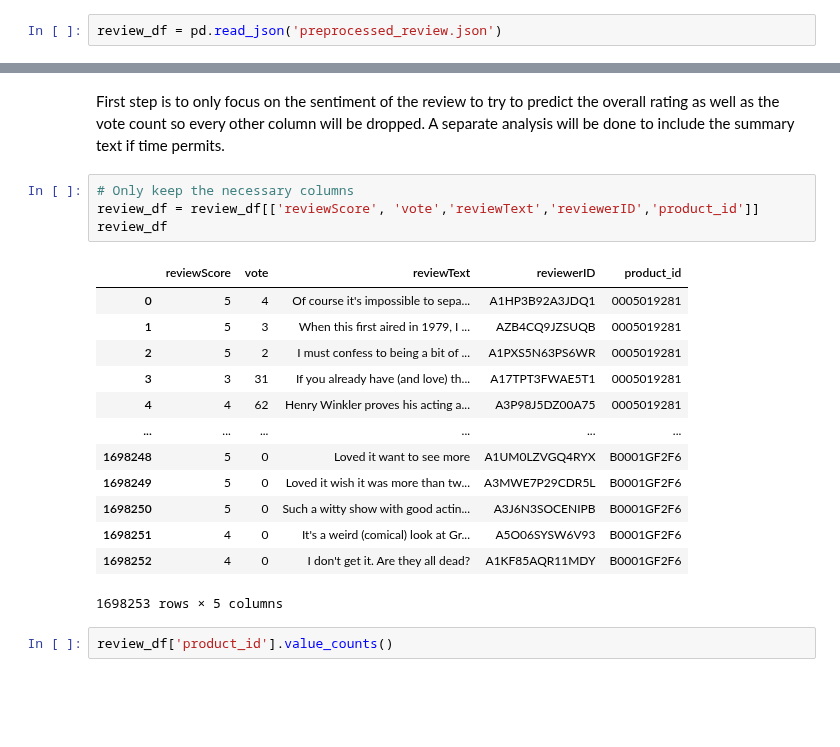
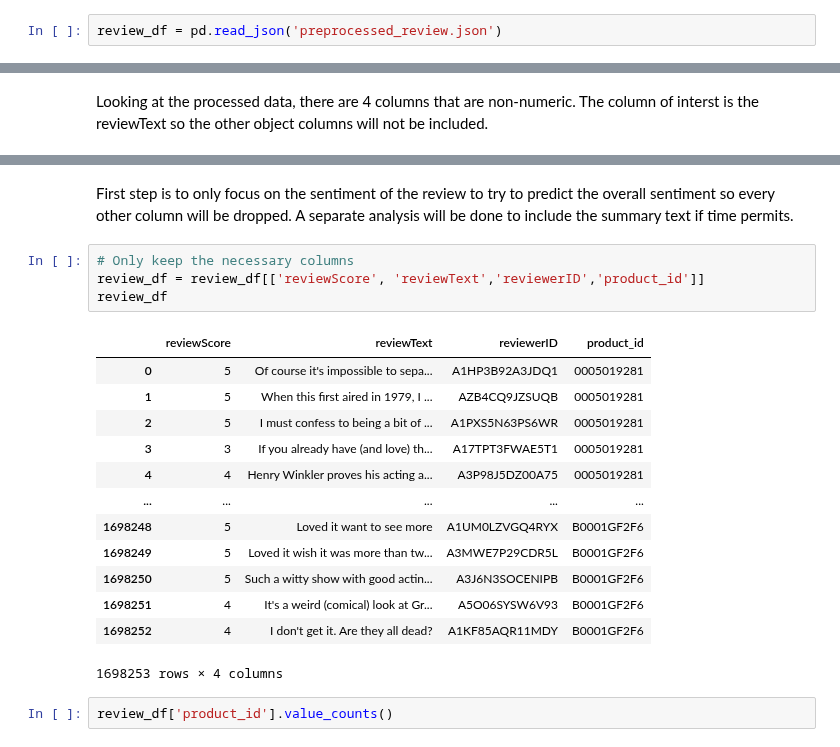
Before and after one commit to JTruong3/Amazon-Product-Recommender, a Jupyter notebook: 3_NLP_Analysis.ipynb, the cells around one changed output, grey strips where cells are left out. Saved outputs shown, nothing was run; the diff lists cells and outputs as text; blank space fills up the shorter version.

```diff
--- a/3_NLP_Analysis.ipynb
+++ b/3_NLP_Analysis.ipynb
@@ -80,6 +59,8 @@ Data columns (total 15 columns):
  14  style_VHS Tape      1698253 non-null  int64
 dtypes: int64(11), object(4)
 memory usage: 207.3+ MB
+# %% [markdown]
+Looking at the processed data, there are 4 columns that are non-numeric. The column of interst is the reviewText so the other object columns will not be included.
 # %%
 review_df.head()
 # %% [output]
@@ -90,25 +71,25 @@ review_df.head()
 | 3 | 3 | 0 | A17TPT3FWAE5T1 | 0005019281 | If you already have (and love) th... | An interesting contrast to more t... | 31 | 11 | 12 | ... |
 | 4 | 4 | 0 | A3P98J5DZ00A75 | 0005019281 | Henry Winkler proves his acting a... | grey | 62 | 19 | 10 | ... |
 # %% [markdown]
-First step is to only focus on the sentiment of the review to try to predict the overall rating as well as the vote count so every other column will be dropped. A separate analysis will be done to include the summary text if time permits.
+First step is to only focus on the sentiment of the review to try to predict the overall sentiment so every other column will be dropped. A separate analysis will be done to include the summary text if time permits.
 # %%
 # Only keep the necessary columns
-review_df = review_df[['reviewScore', 'vote','reviewText','reviewerID','product_id']]
+review_df = review_df[['reviewScore', 'reviewText','reviewerID','product_id']]
 review_df
 # %% [output]
-|  | reviewScore | vote | reviewText | reviewerID | product_id |
-| 0 | 5 | 4 | Of course it's impossible to sepa... | A1HP3B92A3JDQ1 | 0005019281 |
-| 1 | 5 | 3 | When this first aired in 1979, I ... | AZB4CQ9JZSUQB | 0005019281 |
-| 2 | 5 | 2 | I must confess to being a bit of ... | A1PXS5N63PS6WR | 0005019281 |
-| 3 | 3 | 31 | If you already have (and love) th... | A17TPT3FWAE5T1 | 0005019281 |
-| 4 | 4 | 62 | Henry Winkler proves his acting a... | A3P98J5DZ00A75 | 0005019281 |
-| ... | ... | ... | ... | ... | ... |
-| 1698248 | 5 | 0 | Loved it want to see more | A1UM0LZVGQ4RYX | B0001GF2F6 |
-| 1698249 | 5 | 0 | Loved it wish it was more than tw... | A3MWE7P29CDR5L | B0001GF2F6 |
-| 1698250 | 5 | 0 | Such a witty show with good actin... | A3J6N3SOCENIPB | B0001GF2F6 |
-| 1698251 | 4 | 0 | It's a weird (comical) look at Gr... | A5O06SYSW6V93 | B0001GF2F6 |
-| 1698252 | 4 | 0 | I don't get it. Are they all dead? | A1KF85AQR11MDY | B0001GF2F6 |
+|  | reviewScore | reviewText | reviewerID | product_id |
+| 0 | 5 | Of course it's impossible to sepa... | A1HP3B92A3JDQ1 | 0005019281 |
+| 1 | 5 | When this first aired in 1979, I ... | AZB4CQ9JZSUQB | 0005019281 |
+| 2 | 5 | I must confess to being a bit of ... | A1PXS5N63PS6WR | 0005019281 |
+| 3 | 3 | If you already have (and love) th... | A17TPT3FWAE5T1 | 0005019281 |
+| 4 | 4 | Henry Winkler proves his acting a... | A3P98J5DZ00A75 | 0005019281 |
+| ... | ... | ... | ... | ... |
+| 1698248 | 5 | Loved it want to see more | A1UM0LZVGQ4RYX | B0001GF2F6 |
+| 1698249 | 5 | Loved it wish it was more than tw... | A3MWE7P29CDR5L | B0001GF2F6 |
+| 1698250 | 5 | Such a witty show with good actin... | A3J6N3SOCENIPB | B0001GF2F6 |
+| 1698251 | 4 | It's a weird (comical) look at Gr... | A5O06SYSW6V93 | B0001GF2F6 |
+| 1698252 | 4 | I don't get it. Are they all dead? | A1KF85AQR11MDY | B0001GF2F6 |
-1698253 rows × 5 columns
+1698253 rows × 4 columns
 # %%
 review_df['product_id'].value_counts()
 # %% [output]
```
Also changed, not shown: parts of 37 cells of this notebook, 8 other files.
